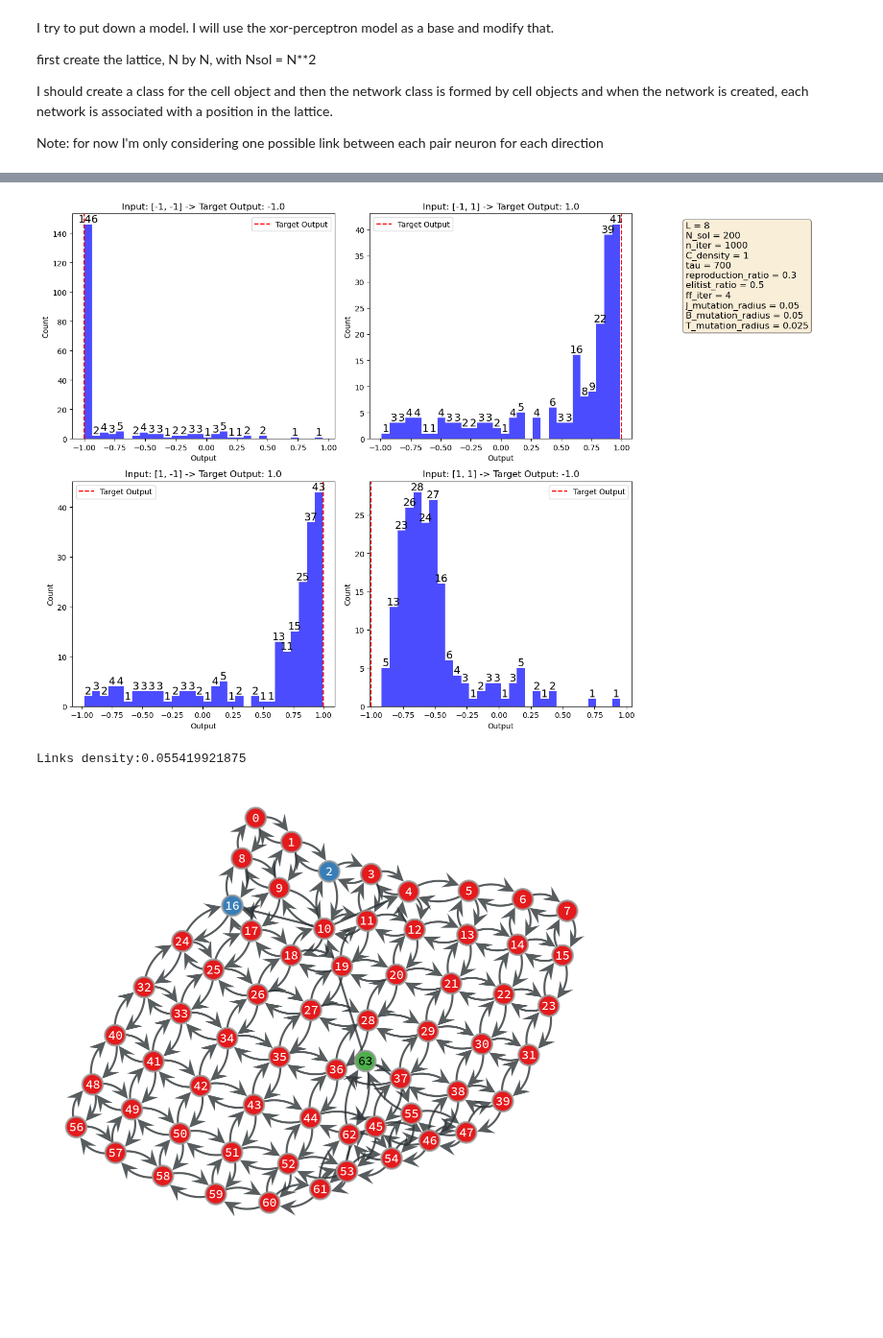
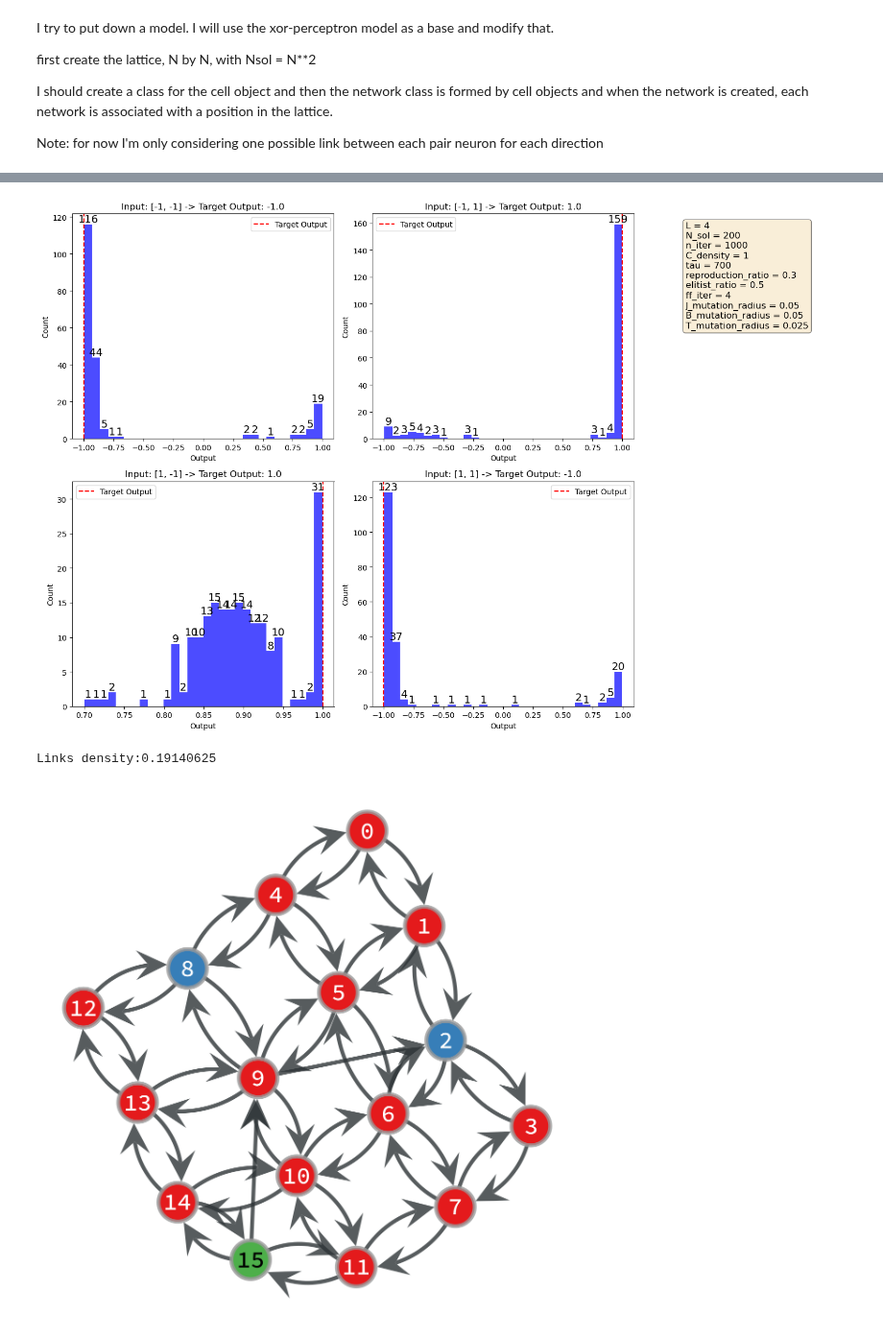
Before and after one commit to pietromalagoli/NeuronEvolution, a Jupyter notebook: main/model_ricard.ipynb, the cells around one changed output, grey strips where cells are left out. Shown at 96% size. Drawn from its saved outputs; the diff is of its cells as text; code cells hidden in the pictures; blank space fills up the shorter version.

```diff
--- a/main/model_ricard.ipynb
+++ b/main/model_ricard.ipynb
@@ -19,7 +19,7 @@ import copy
 import model_ricard as m       # I've put all the functions in a separate Python file
 # %%
 # parameters of the simulation
-par={'L': 8,                    # side length of the squared lattice
+par={'L': 4,                    # side length of the squared lattice
      'p_self_link': 0,         # probability for each cell of having a self link
      'C_density': 1,                       # initial density of links
      'J_range': [-1,+1],                       # define the possible value for J.
@@ -38,7 +38,7 @@ par={'L': 8,                    # side length of the squared lattice
      #'x_n': np.linspace(-1,1,64),   # discretization of the input of the transfer function (last argmument
                                    # is also the maximum number of non-zero coefficients in the DFT of the
                                    # transfer function. it should be a power of 2 for best performance of fft)
-     'n_iter': 2000,                    # number of iterations of the algorithm
+     'n_iter': 1000,                    # number of iterations of the algorithm
      'N_sol': 200}                       # number of solutions (individuals, networks) considered in the simulation
 
 if par['reproduction_ratio'] + par['elitist_ratio'] > 1:
@@ -47,6 +47,6 @@ if par['reproduction_ratio'] + par['elitist_ratio'] > 1:
 
 #nrd.seed(1234)
 # %%
-solutions, lmean, t_dist_mean, mean_weight_cost, loss_ev, mean_asp = m.evolution(par,verb=2,gen_verb=False,stat=True)
+solutions, lmean, t_dist_mean, mean_weight_cost, loss_ev, mean_asp,T_values = m.evolution(par,verb=2,gen_verb=False,stat=True)
 # %% [output]
 Iteration #0...
@@ -157,27 +137,27 @@ plt.tight_layout(rect=[0, 0, 0.7, 1])
 plt.savefig('plots/IO.png')
 plt.show()
 # %% [output]
-[figure, old version]
+[figure, new version]
 # %%
 print(f'Links density:{np.sum(solutions[0].C)/solutions[0].C.shape[0]**2}')
 
 graph = solutions[1].G
 
 highlight = graph.new_vertex_property('int')
-highlight[graph.vertex(2)] = 1
+highlight[graph.vertex(par['L']//2)] = 1
 highlight[graph.vertex(2*par['L'])] = 1
 if par['majority_ratio'] is not None:
     for i in range(int(par['majority_ratio']*(par['L']**2)),graph.num_vertices()):  # outputs
         highlight[graph.vertex(i)] = 2
 else:
     highlight[graph.vertex(par['L']**2-1)] = 2
 
 graph_draw(
     graph,
     vertex_text=graph.vertex_index,
     vertex_fill_color=highlight,
     vcmap=plt.cm.Set1
 )
 # %% [output]
-Links density:0.055419921875
+Links density:0.19140625
-[figure, old version]
+[figure, new version]
```
Also changed, not shown: parts of 12 cells of this notebook, 5 other files.
